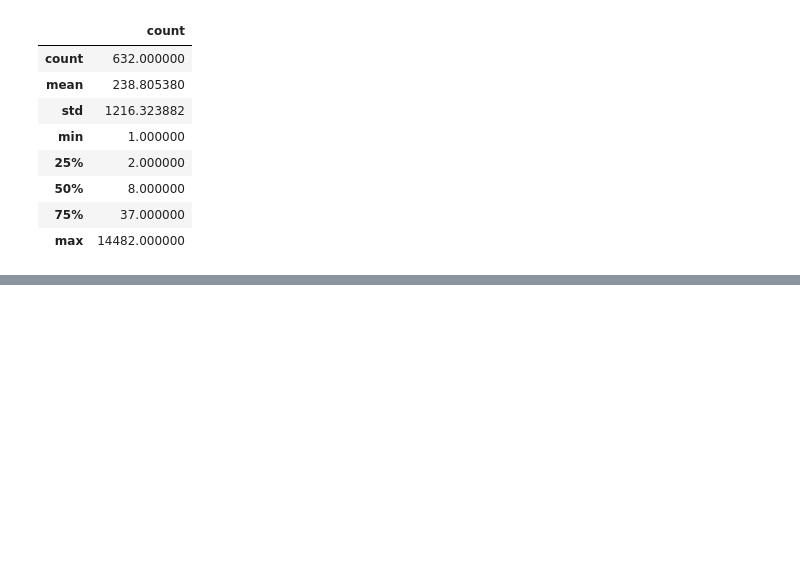
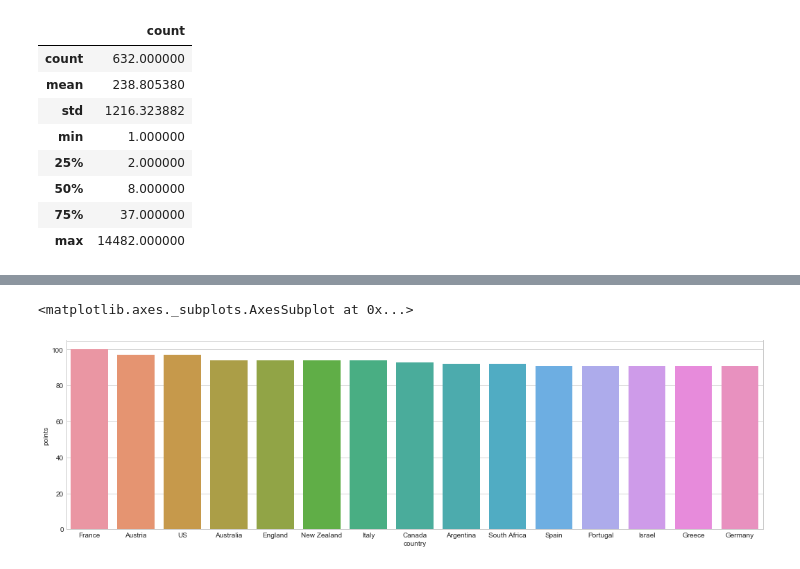
Before and after one commit to MritunjayMohitesh/wine_reviews_EDA, a Jupyter notebook: Winery-EDA.ipynb, the cells around one changed output, grey strips where cells are left out. Saved outputs shown, nothing was run; the diff lists cells and outputs as text; code cells hidden in the pictures; blank space fills up the shorter version.

```diff
--- a/Winery-EDA.ipynb
+++ b/Winery-EDA.ipynb
@@ -468,0 +491,11 @@ var_df.describe()
+# %%
+var_Chard = data[data['variety']=='Chardonnay']
+# %%
+max_Chard = var_Chard.groupby('country')['points','price'].max()
+# %%
+max_Chard = max_Chard.sort_values('points',ascending=False)
+plt.figure(figsize=(18,5))
+sns.barplot(max_Chard.index[:15],'points',data=max_Chard.head(15))
+# %% [output]
+<matplotlib.axes._subplots.AxesSubplot at 0x...>
+[figure, added]
```
Also changed, not shown: parts of 27 cells of this notebook.
